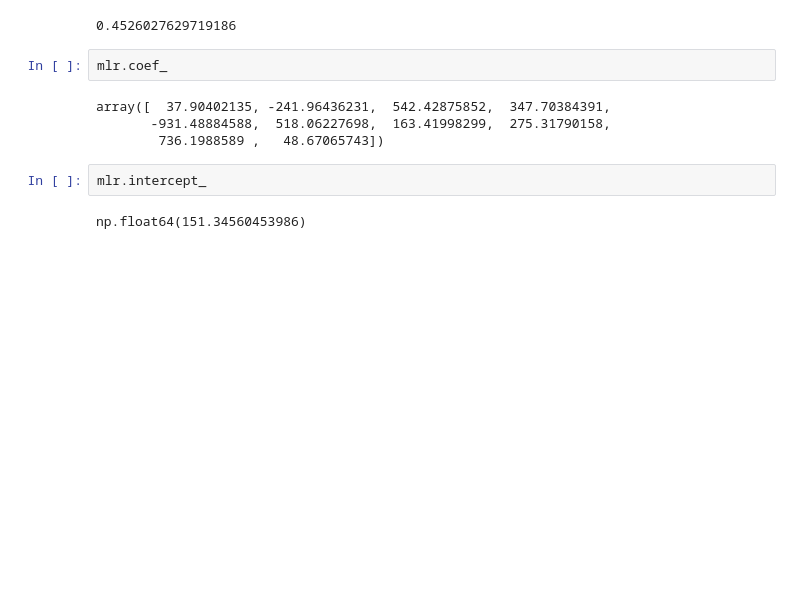
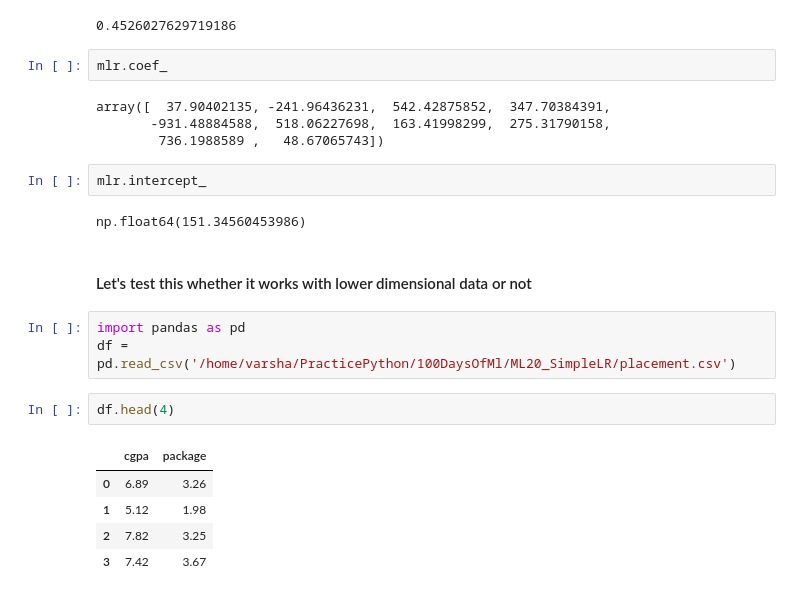
Before and after one commit to varshasharma01/100DaysOfML, a Jupyter notebook: ML21_MultipleLR/scratch_code.ipynb, the cells around one changed output. Cells and saved outputs as stored; diff of their text form; blank space fills up the shorter version.

Commit message:
tested MLR code worked for lower dimesnsional data as well

```diff
--- a/ML21_MultipleLR/scratch_code.ipynb
+++ b/ML21_MultipleLR/scratch_code.ipynb
@@ -108,3 +108,16 @@ array([  37.90402135, -241.96436231,  542.42875852,  347.70384391,
 mlr.intercept_
 # %% [output]
 np.float64(151.34560453986)
+# %% [markdown]
+<h4> Let's test this whether it works with lower dimensional data or not
+# %%
+import pandas as pd
+df = pd.read_csv('/home/varsha/PracticePython/100DaysOfMl/ML20_SimpleLR/placement.csv')
+# %%
+df.head(4)
+# %% [output]
+|  | cgpa | package |
+| 0 | 6.89 | 3.26 |
+| 1 | 5.12 | 1.98 |
+| 2 | 7.82 | 3.25 |
+| 3 | 7.42 | 3.67 |
```
Also changed, not shown: parts of 9 cells of this notebook.
